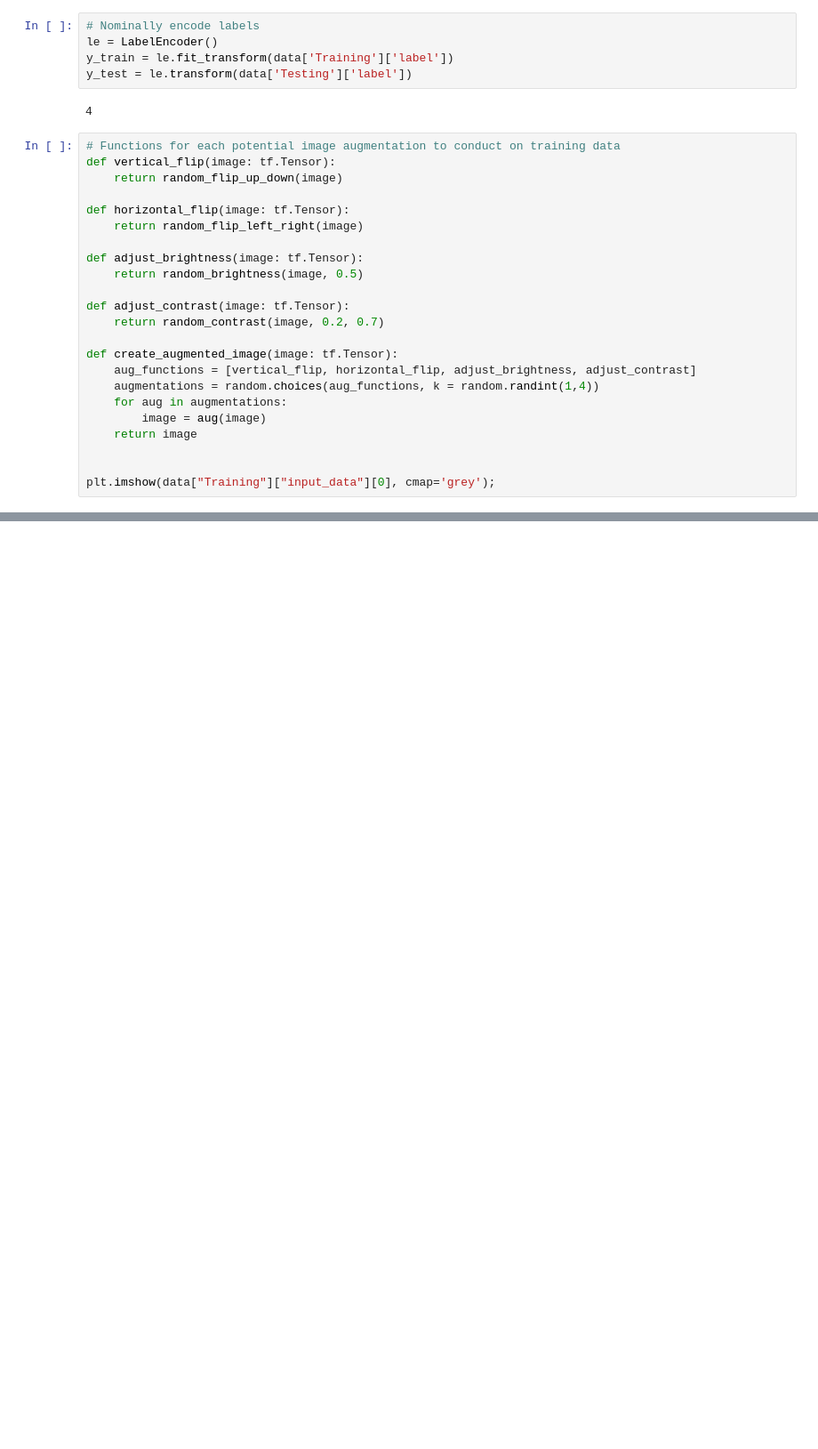
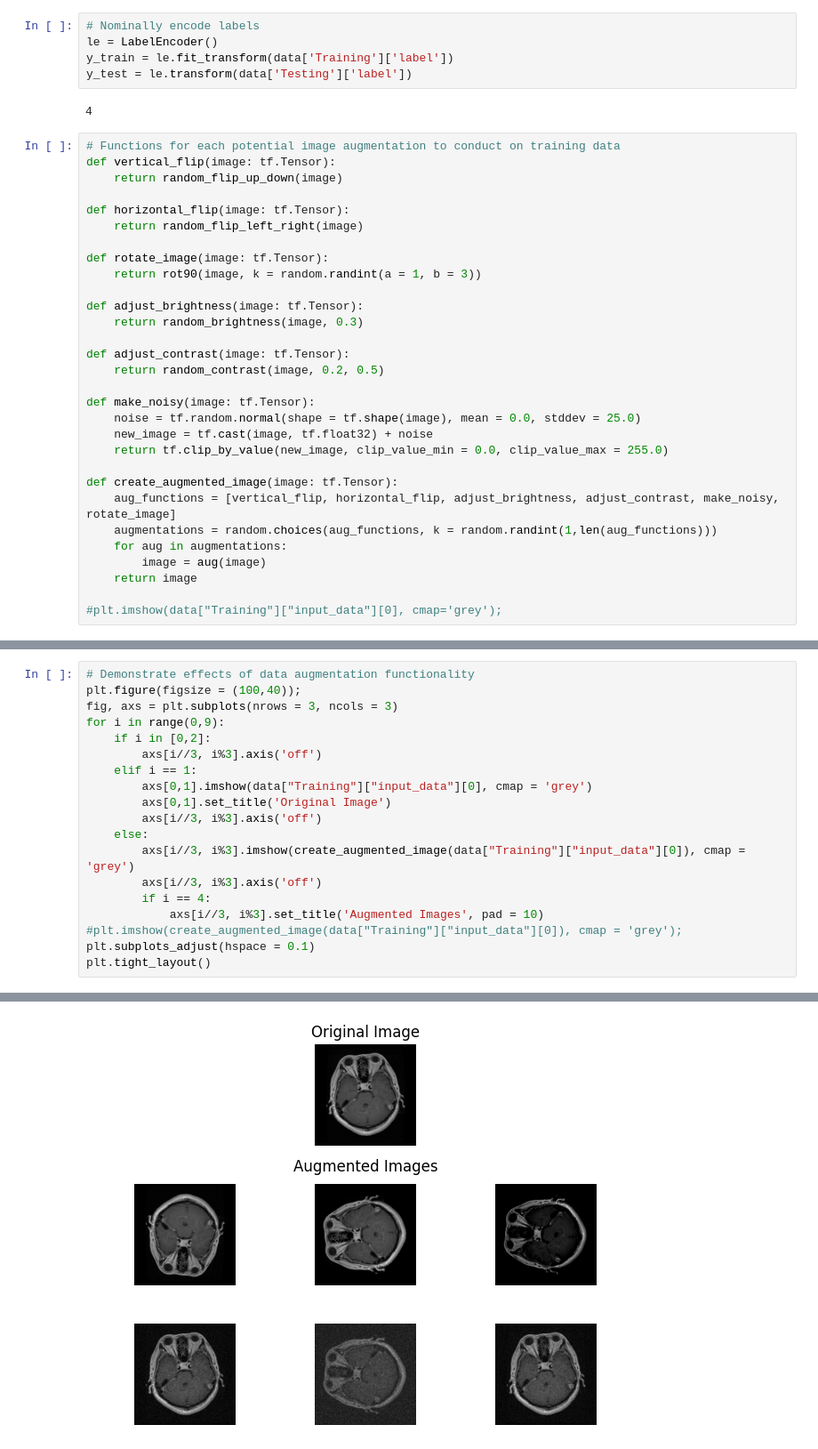
Before and after one commit to tjurjevich/tumor_detection, a Jupyter notebook: modelling.ipynb, the cells around one changed output, grey strips where cells are left out. Shown at 89% size. Cells and saved outputs as stored; diff of their text form; blank space fills up the shorter version.

Commit message:
Data augmentation work

```diff
--- a/modelling.ipynb
+++ b/modelling.ipynb
@@ -107,18 +107,25 @@ def vertical_flip(image: tf.Tensor):
 def horizontal_flip(image: tf.Tensor):
     return random_flip_left_right(image)
 
+def rotate_image(image: tf.Tensor):
+    return rot90(image, k = random.randint(a = 1, b = 3))
+
 def adjust_brightness(image: tf.Tensor):
-    return random_brightness(image, 0.5)
+    return random_brightness(image, 0.3)
 
 def adjust_contrast(image: tf.Tensor):
-    return random_contrast(image, 0.2, 0.7)
+    return random_contrast(image, 0.2, 0.5)
+
+def make_noisy(image: tf.Tensor):
+    noise = tf.random.normal(shape = tf.shape(image), mean = 0.0, stddev = 25.0)
+    new_image = tf.cast(image, tf.float32) + noise
+    return tf.clip_by_value(new_image, clip_value_min = 0.0, clip_value_max = 255.0)
 
 def create_augmented_image(image: tf.Tensor):
-    aug_functions = [vertical_flip, horizontal_flip, adjust_brightness, adjust_contrast]
-    augmentations = random.choices(aug_functions, k = random.randint(1,4))
+    aug_functions = [vertical_flip, horizontal_flip, adjust_brightness, adjust_contrast, make_noisy, rotate_image]
+    augmentations = random.choices(aug_functions, k = random.randint(1,len(aug_functions)))
     for aug in augmentations:
         image = aug(image)
     return image
 
-
-plt.imshow(data["Training"]["input_data"][0], cmap='grey');
+#plt.imshow(data["Training"]["input_data"][0], cmap='grey');
@@ -130,0 +132,20 @@ plt.imshow(create_augmented_image(data["Training"]["input_data"][0]), cmap='grey
+# %%
+# Demonstrate effects of data augmentation functionality
+plt.figure(figsize = (100,40));
+fig, axs = plt.subplots(nrows = 3, ncols = 3)
+for i in range(0,9):
+    if i in [0,2]:
+        axs[i//3, i%3].axis('off')
+    elif i == 1:
+        axs[0,1].imshow(data["Training"]["input_data"][0], cmap = 'grey')
+        axs[0,1].set_title('Original Image')
+        axs[i//3, i%3].axis('off')
+    else:
+        axs[i//3, i%3].imshow(create_augmented_image(data["Training"]["input_data"][0]), cmap = 'grey')
+        axs[i//3, i%3].axis('off')
+        if i == 4:
+            axs[i//3, i%3].set_title('Augmented Images', pad = 10)
+#plt.imshow(create_augmented_image(data["Training"]["input_data"][0]), cmap = 'grey');
+plt.subplots_adjust(hspace = 0.1)
+plt.tight_layout()
+# %% [output]
@@ -130,0 +153 @@ plt.imshow(create_augmented_image(data["Training"]["input_data"][0]), cmap='grey
+[figure, added]
```
Also changed, not shown: parts of 6 cells of this notebook.
